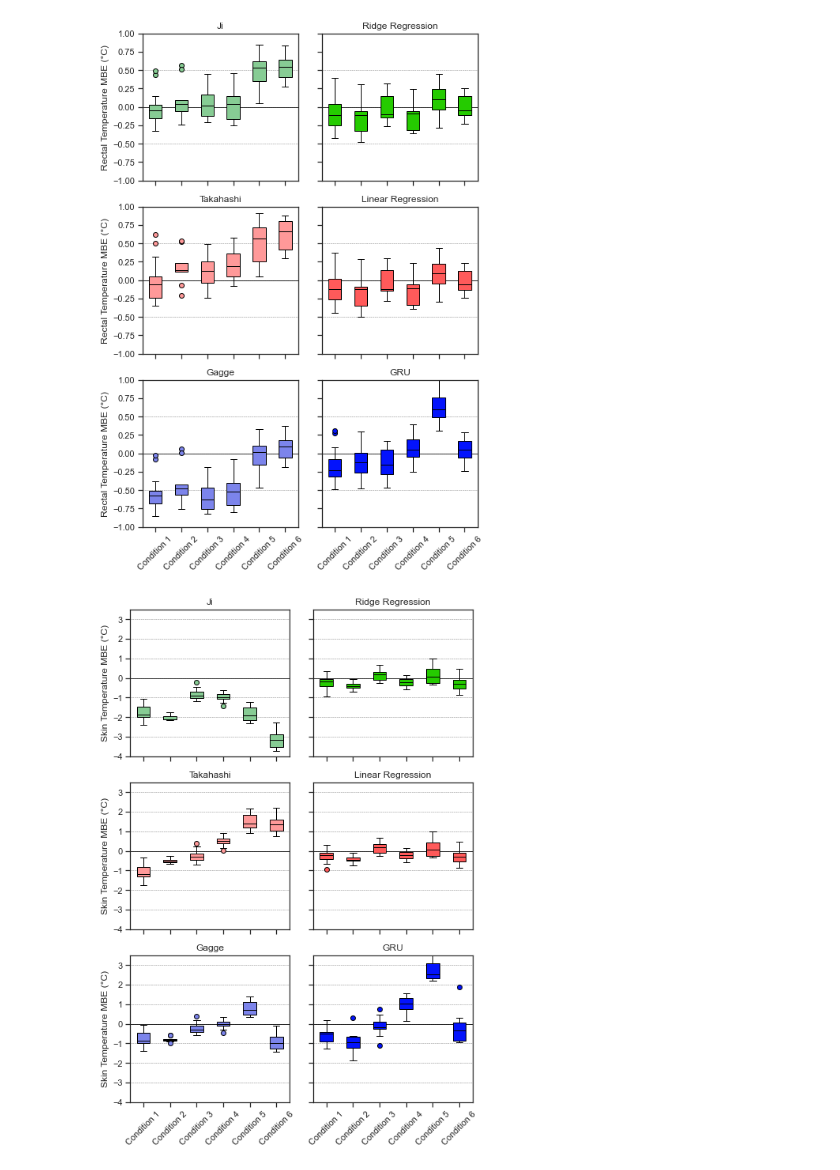
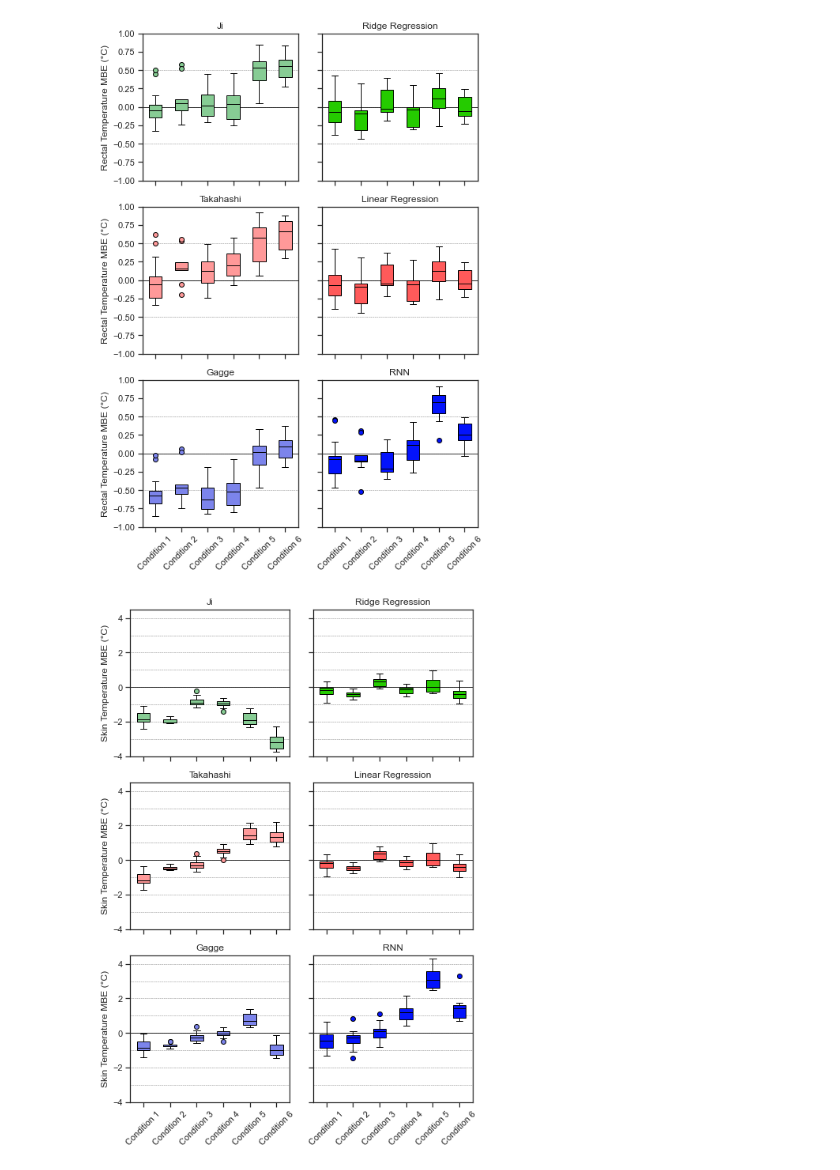
Before and after one commit to climate-ethos/core-temperature-modelling, a Jupyter notebook: results-analysis.ipynb, the cells around one changed output. Cells and saved outputs as stored; diff of their text form; code cells hidden in the pictures.

```diff
--- a/results-analysis.ipynb
+++ b/results-analysis.ipynb
@@ -332,8 +327,8 @@ def plot_mbe(samples, models, model_labels, model_colors, temp_type='tre'):
 # model_labels = ['Ji', 'Takahashi', 'Gagge', 'Ridge Regression', 'Linear Regression', 'GRU']
 # model_colors = ['#87CC94', '#FF9999', '#7c84eb', '#25CB00', '#FF5A5A', '#0313fc']
 
-models = ['ji', 'ml_ridge_regression', 'takahashi', 'ml_linear_regression', 'gagge', 'ml_gru']
-model_labels = ['Ji', 'Ridge Regression', 'Takahashi', 'Linear Regression', 'Gagge', 'GRU']
+models = ['ji', 'ml_ridge_regression', 'takahashi', 'ml_linear_regression', 'gagge', 'ml_rnn']
+model_labels = ['Ji', 'Ridge Regression', 'Takahashi', 'Linear Regression', 'Gagge', 'RNN']
 model_colors = ['#87CC94', '#25CB00', '#FF9999', '#FF5A5A', '#7c84eb', '#0313fc']
 
 # Plot MBE for rectal temperature (tre)
@@ -400,37 +395,37 @@ def plot_mbe(samples, models, model_labels, model_colors, temp_type='tre', tick_
         # Adding grey horizontal ticks centered at 0 every 0.5
         y_ticks = np.arange(y_min, y_max, tick_space)
         for y_tick in y_ticks:
             axs[idx].axhline(y=y_tick, color='grey', linestyle='--', linewidth=0.5, zorder=0) # zorder to place lines behind
         # Heavier line for 0
         axs[idx].axhline(y=0, color='black', linestyle='-', linewidth=0.8, zorder=0) # zorder to place lines behind
 
         if idx % cols == 0:
             if temp_type == 'tre':
                 axs[idx].set_ylabel('Rectal Temperature MBE (°C)')
             else:
                 axs[idx].set_ylabel('Skin Temperature MBE (°C)')
 
     plt.tight_layout()
     plt.savefig(f"figures/{temp_type}_mbe_boxplot.pdf", format='pdf', dpi=300)
     plt.show()
 
 # Example usage
 # models = ['ji', 'takahashi', 'gagge', 'ml_ridge_regression', 'ml_linear_regression', 'ml_gru']
 # model_labels = ['Ji', 'Takahashi', 'Gagge', 'Ridge Regression', 'Linear Regression', 'GRU']
 # model_colors = ['#87CC94', '#FF9999', '#7c84eb', '#25CB00', '#FF5A5A', '#0313fc']
 
-models = ['ji', 'ml_ridge_regression', 'takahashi', 'ml_linear_regression', 'gagge', 'ml_gru']
-model_labels = ['Ji', 'Ridge Regression', 'Takahashi', 'Linear Regression', 'Gagge', 'GRU']
+models = ['ji', 'ml_ridge_regression', 'takahashi', 'ml_linear_regression', 'gagge', 'ml_rnn']
+model_labels = ['Ji', 'Ridge Regression', 'Takahashi', 'Linear Regression', 'Gagge', 'RNN']
 model_colors = ['#87CC94', '#25CB00', '#FF9999', '#FF5A5A', '#7c84eb', '#0313fc']
 
 # Plot MBE for rectal temperature (tre)
 plot_mbe(samples, models, model_labels, model_colors, temp_type='tre')
 
 # Plot MBE for mean skin temperature (mtsk)
 plot_mbe(samples, models, model_labels, model_colors, temp_type='mtsk', tick_space=1)
 # %% [output]
-[figure, old version]
+[figure, new version]
-[figure, old version]
+[figure, new version]
 # %%
 import numpy as np
 import pandas as pd
```
Also changed, not shown: parts of 5 cells of this notebook, 10 other files.
